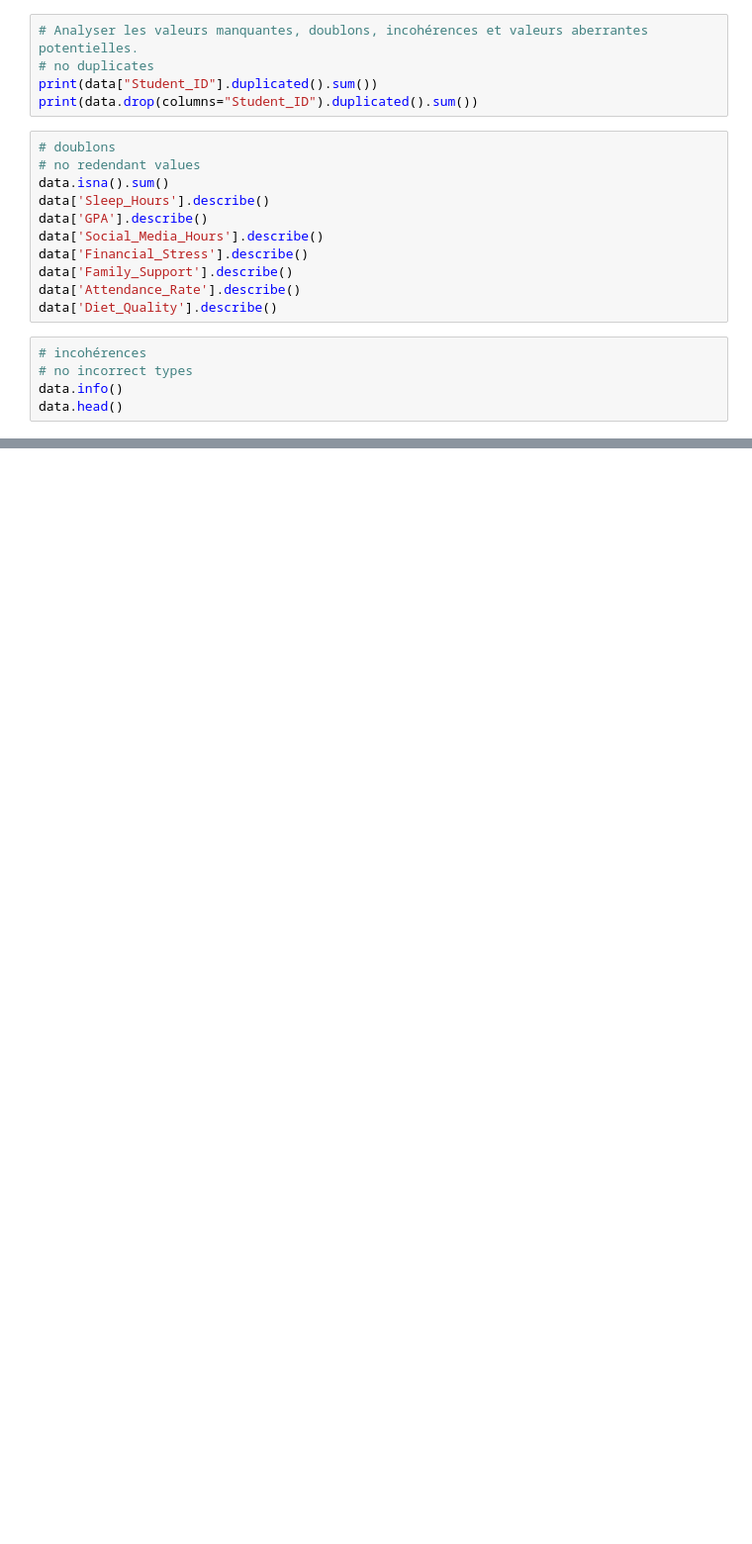
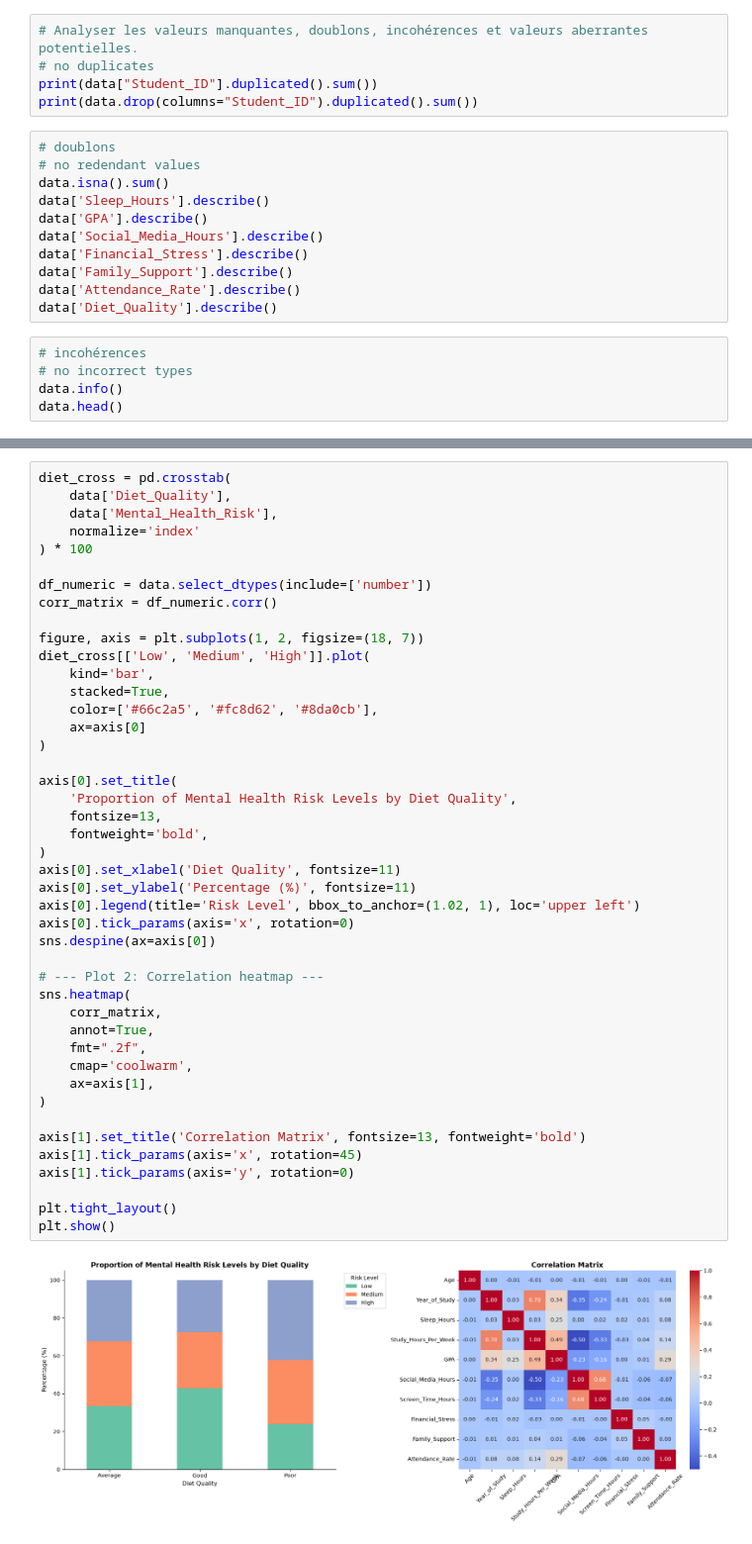
Before and after one commit to ouichouani/youcode_02_06, a Jupyter notebook: notebooks/01_Chargement_Analyse_exploratoire.ipynb, the cells around one changed output, grey strips where cells are left out. Shown at 99% size. Cells and saved outputs as stored; diff of their text form; blank space fills up the shorter version.

```diff
--- a/notebooks/01_Chargement_Analyse_exploratoire.ipynb
+++ b/notebooks/01_Chargement_Analyse_exploratoire.ipynb
@@ -56,0 +118,46 @@ data['Diet_Quality'].value_counts().sort_index()
+# %%
+diet_cross = pd.crosstab(
+    data['Diet_Quality'],
+    data['Mental_Health_Risk'],
+    normalize='index'
+) * 100
+
+df_numeric = data.select_dtypes(include=['number'])
+corr_matrix = df_numeric.corr()
+
+figure, axis = plt.subplots(1, 2, figsize=(18, 7))
+diet_cross[['Low', 'Medium', 'High']].plot(
+    kind='bar',
+    stacked=True,
+    color=['#66c2a5', '#fc8d62', '#8da0cb'],
+    ax=axis[0]
+)
+
+axis[0].set_title(
+    'Proportion of Mental Health Risk Levels by Diet Quality',
+    fontsize=13,
+    fontweight='bold',
+)
+axis[0].set_xlabel('Diet Quality', fontsize=11)
+axis[0].set_ylabel('Percentage (%)', fontsize=11)
+axis[0].legend(title='Risk Level', bbox_to_anchor=(1.02, 1), loc='upper left')
+axis[0].tick_params(axis='x', rotation=0)
+sns.despine(ax=axis[0])
+
+# --- Plot 2: Correlation heatmap ---
+sns.heatmap(
+    corr_matrix,
+    annot=True,
+    fmt=".2f",
+    cmap='coolwarm',
+    ax=axis[1],
+)
+
+axis[1].set_title('Correlation Matrix', fontsize=13, fontweight='bold')
+axis[1].tick_params(axis='x', rotation=45)
+axis[1].tick_params(axis='y', rotation=0)
+
+plt.tight_layout()
+plt.show()
+# %% [output]
+[figure, added]
```
Also changed, not shown: parts of 7 cells of this notebook, 1 other file.
